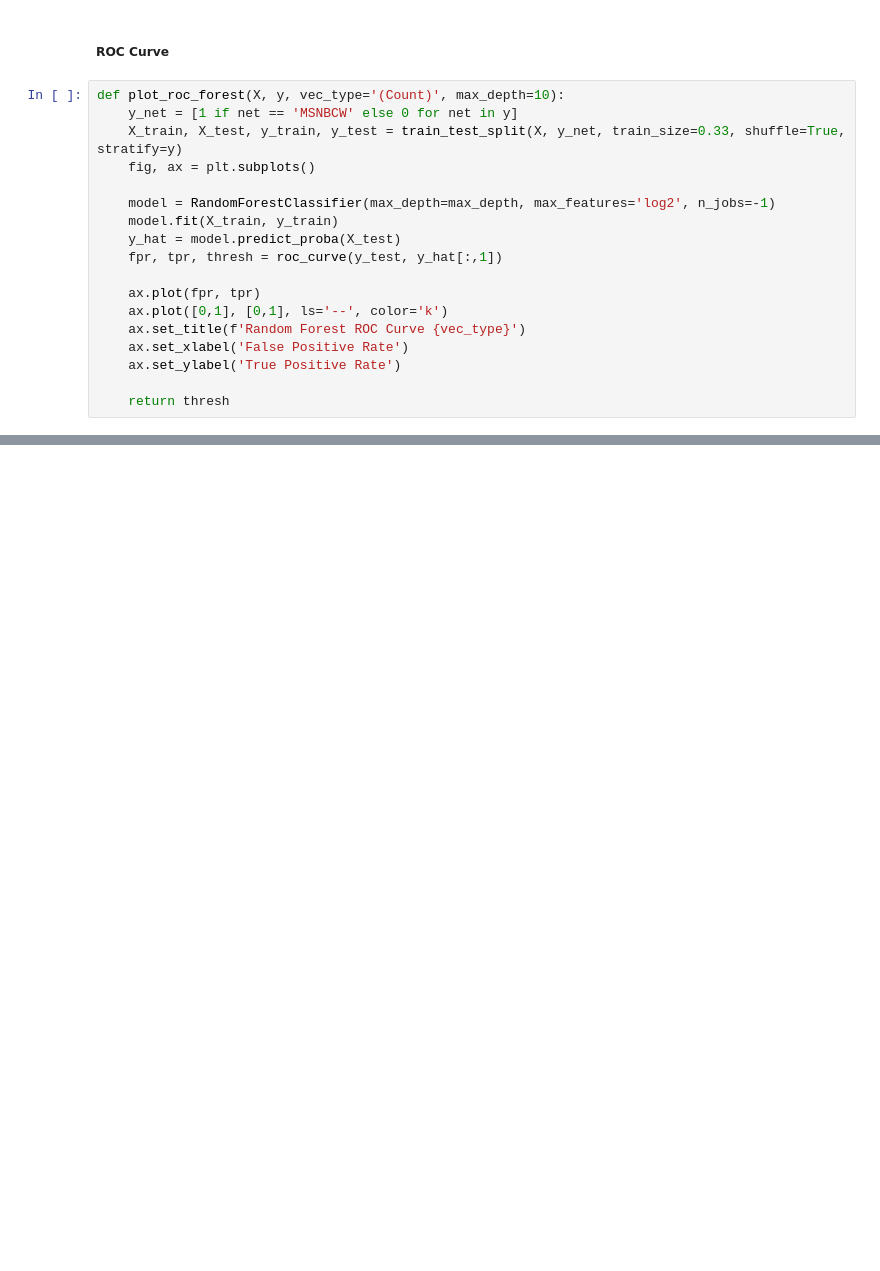
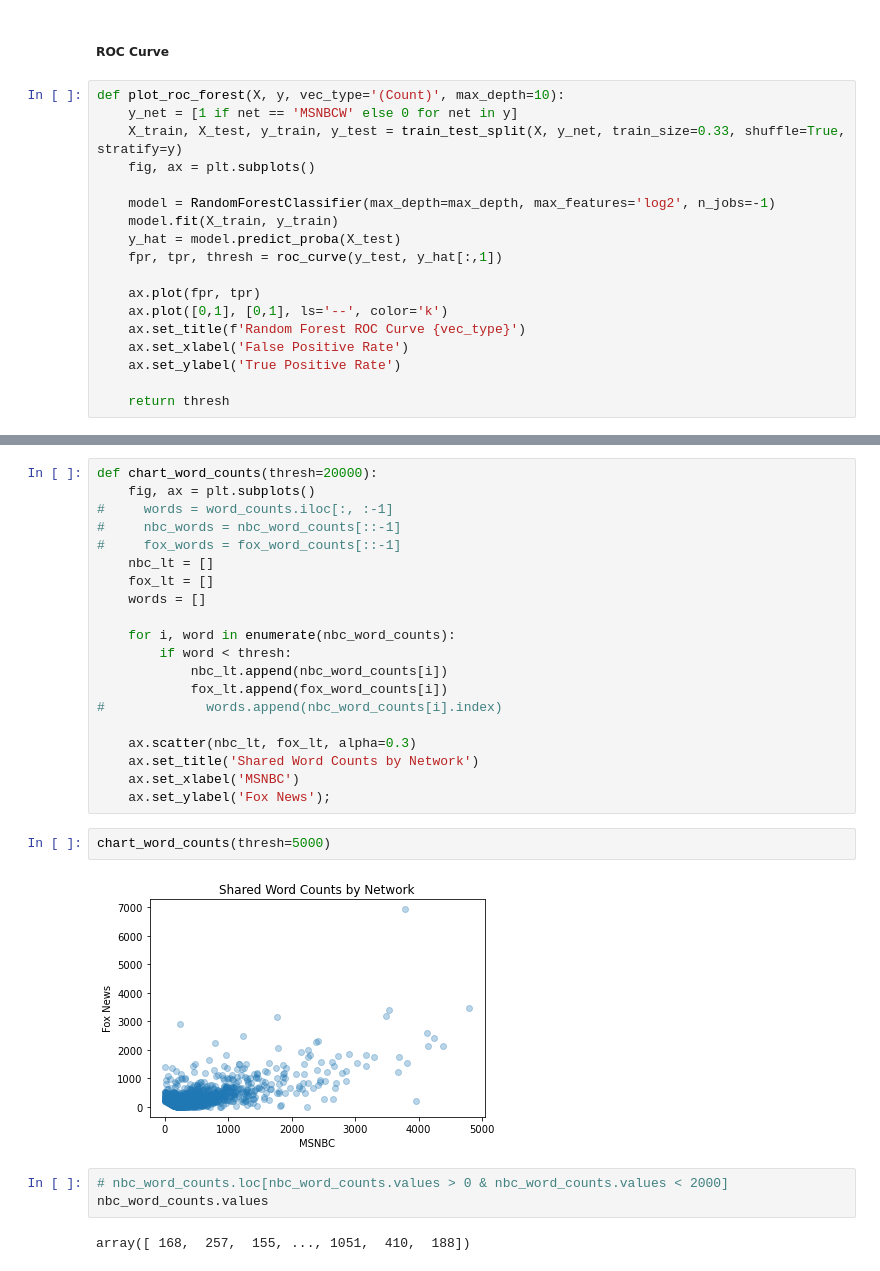
Before and after one commit to leckieje/chyrons_nlp, a Jupyter notebook: chyrons_book.ipynb, the cells around one changed output, grey strips where cells are left out. Cells and saved outputs as stored; diff of their text form; blank space fills up the shorter version.

```diff
--- a/chyrons_book.ipynb
+++ b/chyrons_book.ipynb
@@ -983,0 +1012,29 @@ def fit_nmf(X, n_components=2):
+# %%
+def chart_word_counts(thresh=20000):
+    fig, ax = plt.subplots()
+#     words = word_counts.iloc[:, :-1]
+#     nbc_words = nbc_word_counts[::-1]
+#     fox_words = fox_word_counts[::-1]
+    nbc_lt = []
+    fox_lt = []
+    words = []
+
+    for i, word in enumerate(nbc_word_counts):
+        if word < thresh:
+            nbc_lt.append(nbc_word_counts[i])
+            fox_lt.append(fox_word_counts[i])
+#             words.append(nbc_word_counts[i].index)
+
+    ax.scatter(nbc_lt, fox_lt, alpha=0.3)
+    ax.set_title('Shared Word Counts by Network')
+    ax.set_xlabel('MSNBC')
+    ax.set_ylabel('Fox News');
+# %%
+chart_word_counts(thresh=5000)
+# %% [output]
+[figure, added]
+# %%
+# nbc_word_counts.loc[nbc_word_counts.values > 0 & nbc_word_counts.values < 2000]
+nbc_word_counts.values
+# %% [output]
+array([ 168,  257,  155, ..., 1051,  410,  188])
```
Also changed, not shown: parts of 62 cells of this notebook.
